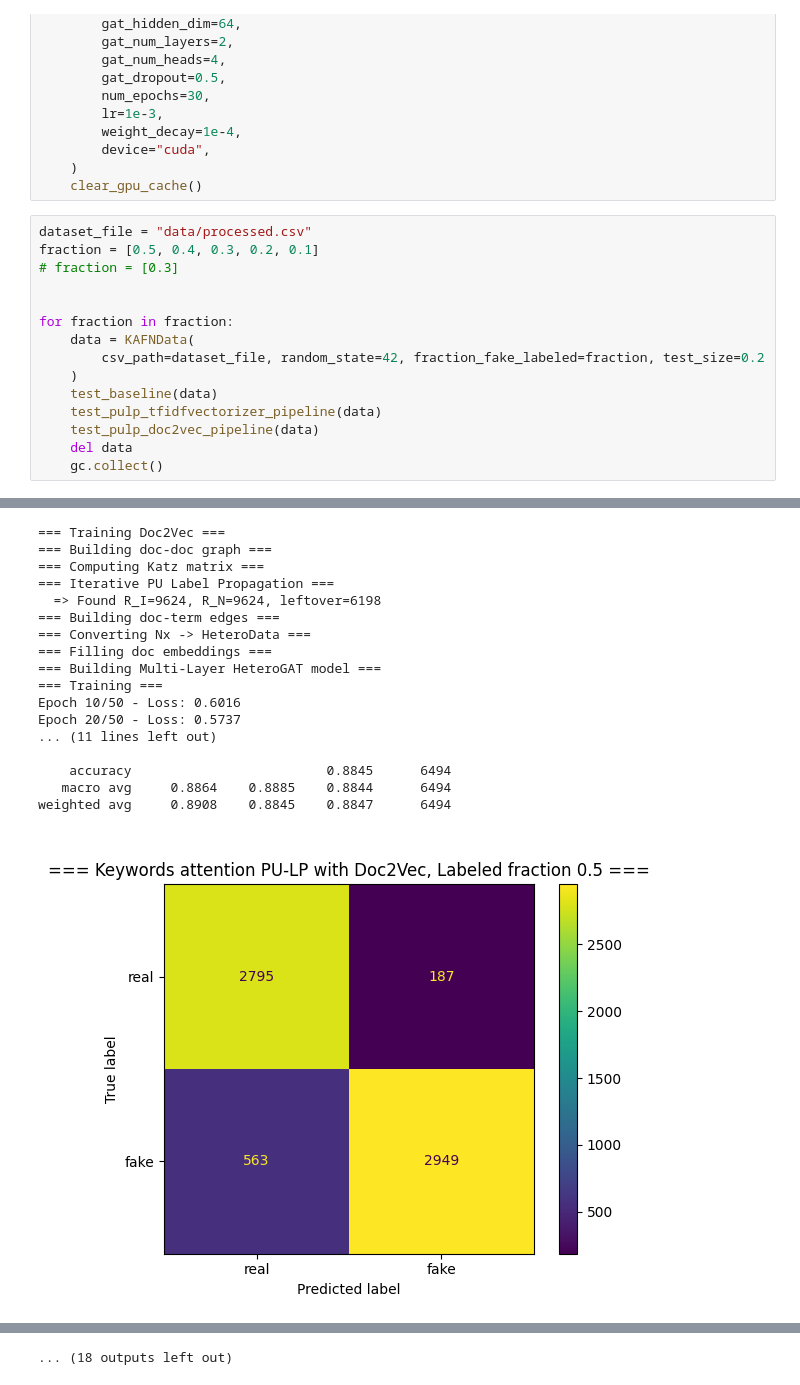
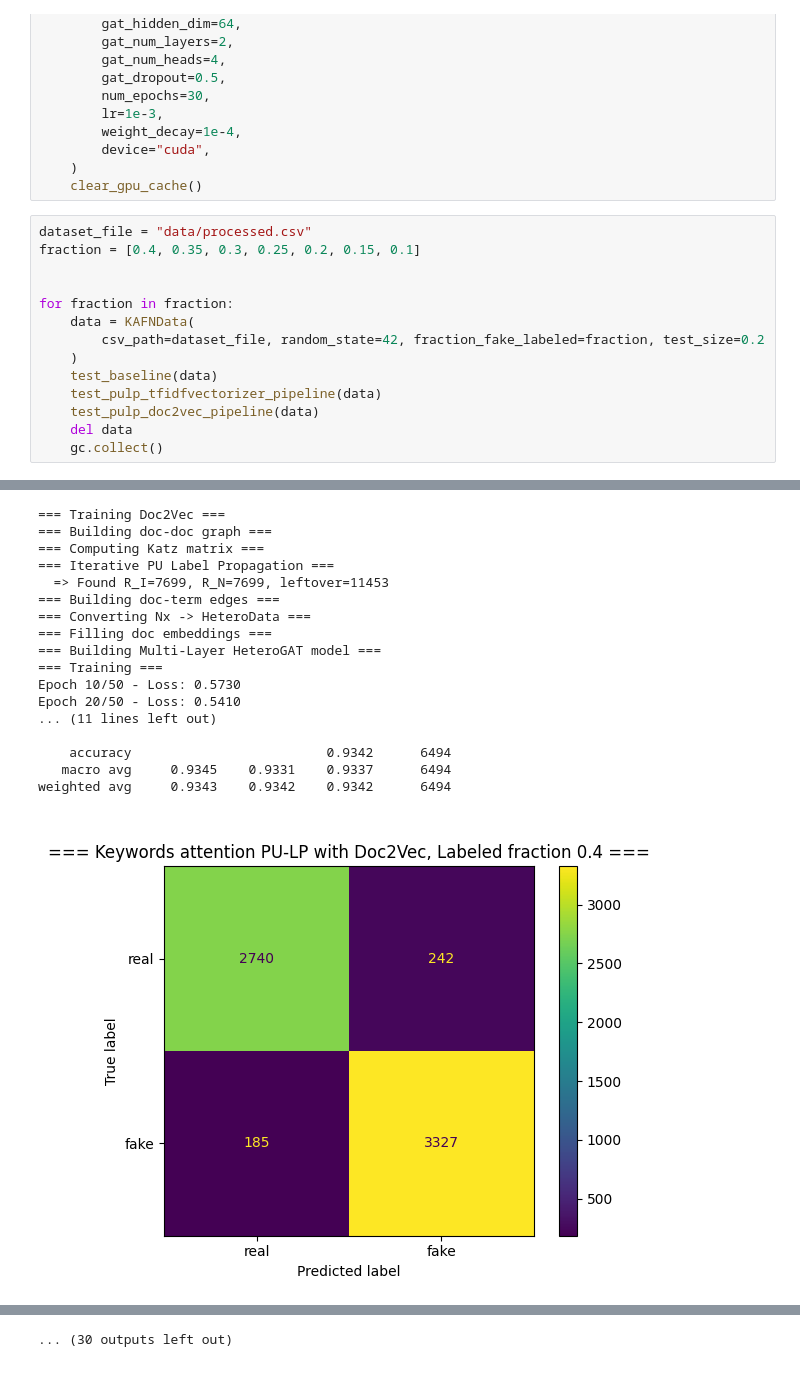
Before and after one commit to rtsonev/kafn-pulp, a Jupyter notebook: draft.ipynb, the cells around one changed output, grey strips where cells are left out. Cells and saved outputs as stored; diff of their text form.

Commit message:
fractions tests

```diff
--- a/draft.ipynb
+++ b/draft.ipynb
@@ -922,8 +920,7 @@ def test_pulp_tfidfvectorizer_pipeline(data: KAFNData):
     clear_gpu_cache()
 # %%
 dataset_file = "data/processed.csv"
-fraction = [0.5, 0.4, 0.3, 0.2, 0.1]
-# fraction = [0.3]
+fraction = [0.4, 0.35, 0.3, 0.25, 0.2, 0.15, 0.1]
 
 
 for fraction in fraction:
@@ -967,18 +964,18 @@ weighted avg     0.7918    0.7920    0.7915      6494
 === Training Doc2Vec ===
 === Building doc-doc graph ===
 === Computing Katz matrix ===
 === Iterative PU Label Propagation ===
-  => Found R_I=9624, R_N=9624, leftover=6198
+  => Found R_I=7699, R_N=7699, leftover=11453
 === Building doc-term edges ===
 === Converting Nx -> HeteroData ===
 === Filling doc embeddings ===
 === Building Multi-Layer HeteroGAT model ===
 === Training ===
-Epoch 10/50 - Loss: 0.6016
-Epoch 20/50 - Loss: 0.5737
+Epoch 10/50 - Loss: 0.5730
+Epoch 20/50 - Loss: 0.5410
 ... (11 lines left out)
 
-    accuracy                         0.8845      6494
-   macro avg     0.8864    0.8885    0.8844      6494
-weighted avg     0.8908    0.8845    0.8847      6494
+    accuracy                         0.9342      6494
+   macro avg     0.9345    0.9331    0.9337      6494
+weighted avg     0.9343    0.9342    0.9342      6494
-[figure, old version]
+[figure, new version]
@@ -1031 +1028 @@ weighted avg     0.9293    0.9293    0.9293      6494
-... (18 outputs left out)
+... (30 outputs left out)
```
Also changed, not shown: parts of 2 cells of this notebook.
